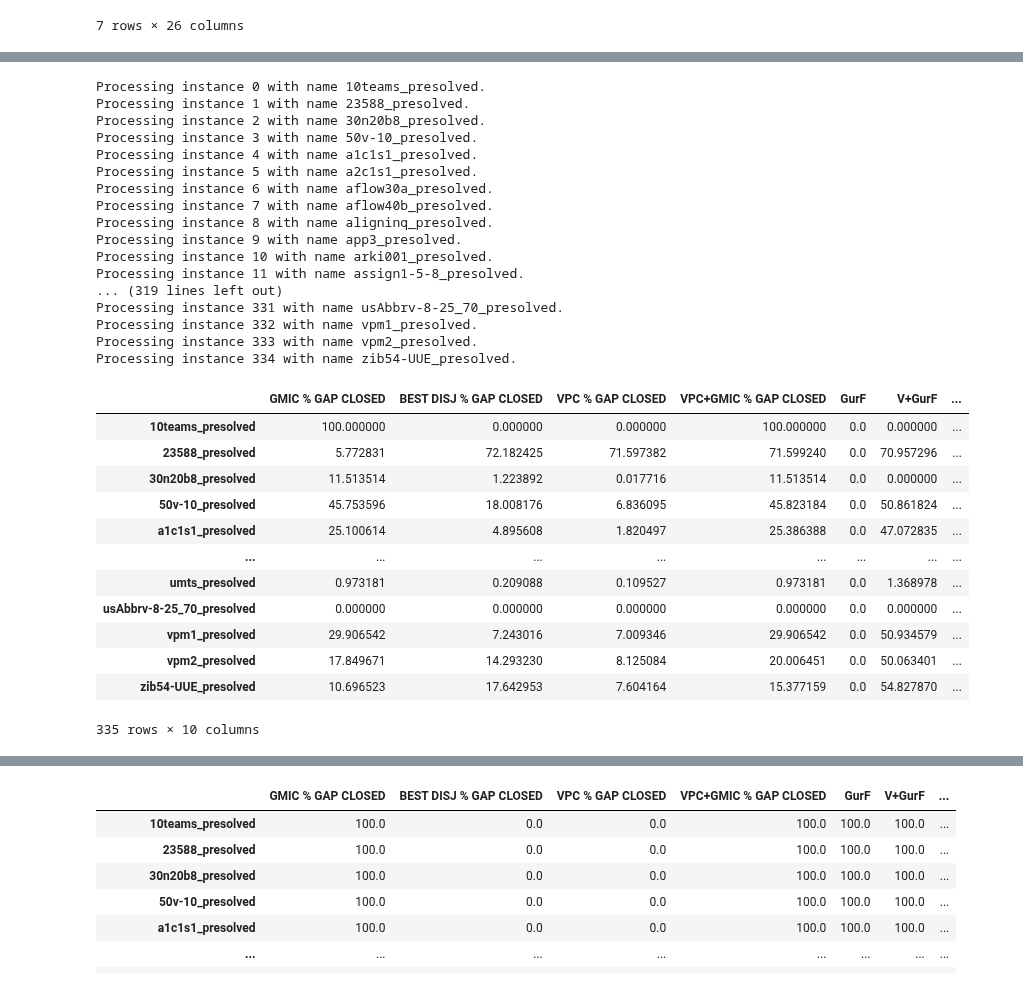
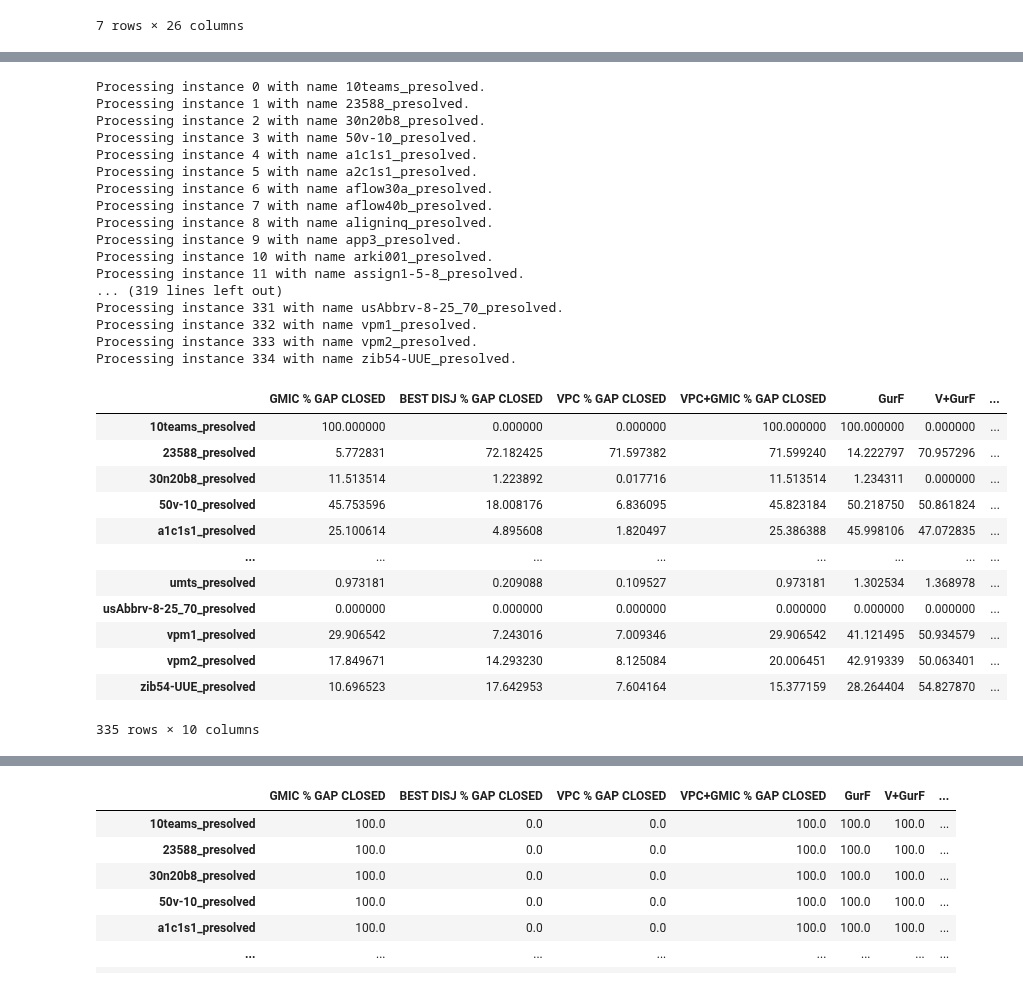
Before and after one commit to akazachk/vpc, a Jupyter notebook: plots/plots.ipynb, the cells around one changed output, grey strips where cells are left out. Drawn from its saved outputs; the diff is of its cells as text; code cells hidden in the pictures.

```diff
--- a/plots/plots.ipynb
+++ b/plots/plots.ipynb
@@ -240,0 +163,10 @@ End:  21477.0
+# %%
+## DEBUG
+
+# col = "REF+V FIRST_CUT_PASS"
+# tmp = df[col]
+# display(tmp)
+
+for col in df.columns:
+    if str(col).endswith("FIRST_CUT_PASS"):
+        print("{}".format(col))
@@ -246,14 +187,16 @@ gap_df = df.loc[:,
                     'LP OBJ',
                     'IP OBJ',
                     'GMIC OBJ',
+                    'FIRST REF FIRST_CUT_PASS',
+                    'FIRST REF+V FIRST_CUT_PASS',
                     'NUM GMIC',
                     'NUM VPC',
                     'NUM OBJ',
                     'ExitReason']
                ]
 
-#gap_df = gap_df.loc['bm23_presolved']
-gap_df = gap_df.loc['10teams_presolved']
+gap_df = gap_df.loc['bm23_presolved']
+#gap_df = gap_df.loc['10teams_presolved']
 
 def calc_gap_closed(gap_df, col):
     # conditions = (df[col] > EPS) & np.isfinite(df[col])
@@ -270,9 +213,11 @@ def calc_gap_closed2(gap_df, col):
     choices = 100. * (gap_df[col] - gap_df["LP OBJ"]) / (gap_df["IP OBJ"] - gap_df["LP OBJ"])
     return np.select(conditions, choices, default=0.0)
 
-cut_type = "GMIC"
-col = cut_type + " OBJ"
-gap_df[cut_type + " % GAP CLOSED"] = calc_gap_closed(gap_df, col)
+
+col = "REF FIRST_CUT_PASS"
+gap_df[col + " % GAP CLOSED"] = calc_gap_closed(gap_df, "FIRST " + col)
+col = "REF+V FIRST_CUT_PASS"
+gap_df[col + " % GAP CLOSED"] = calc_gap_closed(gap_df, "FIRST " + col)
 
 display(gap_df)
 # %% [output]
@@ -562,5 +504,9 @@ display(selected_gap_df.loc['bm23_presolved'])
 #     if index[1] > 2:
 #         display(vpc_gap)
 #         break
-display(gap_df.loc[("bm23_presolved",2)])
+inst = "bm23_presolved"
+curr_df = selected_gap_df.loc[inst]
+display(curr_df.loc[0])
+# row = curr_df
+# display(gap_df.loc[("bm23_presolved",2)])
 # %% [output]
@@ -614,6 +560,16 @@ for i, inst in enumerate(selected_instances_dict.keys()):
     best_vpcgmic_dij = -1
 
     curr_df = selected_gap_df.loc[inst]
+    row = curr_df.loc[0]
+
+    GurF_gap = float(row['REF FIRST_CUT_PASS % GAP CLOSED'])
+    GurL_gap = float(row['REF LAST_CUT_PASS % GAP CLOSED'])
+
+    if GurF_gap < EPS:
+        GurF_gap = 0.
+    if GurL_gap < EPS:
+        GurL_gap = 0.
+
     for index, row in curr_df.iterrows():
         num_disj_terms = int(row['NUM DISJ TERMS'])
         if num_disj_terms <= 0:
@@ -624,9 +580,7 @@ for i, inst in enumerate(selected_instances_dict.keys()):
         disj_gap = float(row['BEST DISJ % GAP CLOSED'])
         vpc_gap = float(row['VPC % GAP CLOSED'])
         vpcgmic_gap = float(row['VPC+GMIC % GAP CLOSED'])
-        GurF_gap = float(row['REF FIRST_CUT_PASS % GAP CLOSED'])
         VGurF_gap = float(row['REF+V FIRST_CUT_PASS % GAP CLOSED'])
-        GurL_gap = float(row['REF LAST_CUT_PASS % GAP CLOSED'])
         VGurL_gap = float(row['REF+V LAST_CUT_PASS % GAP CLOSED'])
 
         if gmic_gap < EPS:
@@ -651,44 +605,44 @@ for i, inst in enumerate(selected_instances_dict.keys()):
         best_vpc,
         best_vpcgmic,
         GurF_gap,
         VGurF_gap,
         GurL_gap,
         VGurL_gap,
         best_vpc_disj,
         best_vpcgmic_disj,
     ]
 
 display(best_df)
 # %% [output]
 Processing instance 0 with name 10teams_presolved.
 Processing instance 1 with name 23588_presolved.
 Processing instance 2 with name 30n20b8_presolved.
 Processing instance 3 with name 50v-10_presolved.
 Processing instance 4 with name a1c1s1_presolved.
 Processing instance 5 with name a2c1s1_presolved.
 Processing instance 6 with name aflow30a_presolved.
 Processing instance 7 with name aflow40b_presolved.
 Processing instance 8 with name aligninq_presolved.
 Processing instance 9 with name app3_presolved.
 Processing instance 10 with name arki001_presolved.
 Processing instance 11 with name assign1-5-8_presolved.
 ... (319 lines left out)
 Processing instance 331 with name usAbbrv-8-25_70_presolved.
 Processing instance 332 with name vpm1_presolved.
 Processing instance 333 with name vpm2_presolved.
 Processing instance 334 with name zib54-UUE_presolved.
 |  | GMIC % GAP CLOSED | BEST DISJ % GAP CLOSED | VPC % GAP CLOSED | VPC+GMIC % GAP CLOSED | GurF | V+GurF | ... |
-| 10teams_presolved | 100.000000 | 0.000000 | 0.000000 | 100.000000 | 0.0 | 0.000000 | ... |
-| 23588_presolved | 5.772831 | 72.182425 | 71.597382 | 71.599240 | 0.0 | 70.957296 | ... |
-| 30n20b8_presolved | 11.513514 | 1.223892 | 0.017716 | 11.513514 | 0.0 | 0.000000 | ... |
-| 50v-10_presolved | 45.753596 | 18.008176 | 6.836095 | 45.823184 | 0.0 | 50.861824 | ... |
-| a1c1s1_presolved | 25.100614 | 4.895608 | 1.820497 | 25.386388 | 0.0 | 47.072835 | ... |
+| 10teams_presolved | 100.000000 | 0.000000 | 0.000000 | 100.000000 | 100.000000 | 0.000000 | ... |
+| 23588_presolved | 5.772831 | 72.182425 | 71.597382 | 71.599240 | 14.222797 | 70.957296 | ... |
+| 30n20b8_presolved | 11.513514 | 1.223892 | 0.017716 | 11.513514 | 1.234311 | 0.000000 | ... |
+| 50v-10_presolved | 45.753596 | 18.008176 | 6.836095 | 45.823184 | 50.218750 | 50.861824 | ... |
+| a1c1s1_presolved | 25.100614 | 4.895608 | 1.820497 | 25.386388 | 45.998106 | 47.072835 | ... |
 | ... | ... | ... | ... | ... | ... | ... | ... |
-| umts_presolved | 0.973181 | 0.209088 | 0.109527 | 0.973181 | 0.0 | 1.368978 | ... |
-| usAbbrv-8-25_70_presolved | 0.000000 | 0.000000 | 0.000000 | 0.000000 | 0.0 | 0.000000 | ... |
-| vpm1_presolved | 29.906542 | 7.243016 | 7.009346 | 29.906542 | 0.0 | 50.934579 | ... |
-| vpm2_presolved | 17.849671 | 14.293230 | 8.125084 | 20.006451 | 0.0 | 50.063401 | ... |
-| zib54-UUE_presolved | 10.696523 | 17.642953 | 7.604164 | 15.377159 | 0.0 | 54.827870 | ... |
+| umts_presolved | 0.973181 | 0.209088 | 0.109527 | 0.973181 | 1.302534 | 1.368978 | ... |
+| usAbbrv-8-25_70_presolved | 0.000000 | 0.000000 | 0.000000 | 0.000000 | 0.000000 | 0.000000 | ... |
+| vpm1_presolved | 29.906542 | 7.243016 | 7.009346 | 29.906542 | 41.121495 | 50.934579 | ... |
+| vpm2_presolved | 17.849671 | 14.293230 | 8.125084 | 20.006451 | 42.919339 | 50.063401 | ... |
+| zib54-UUE_presolved | 10.696523 | 17.642953 | 7.604164 | 15.377159 | 28.264404 | 54.827870 | ... |
 335 rows × 10 columns
 # %%
 ## Create avg_df = average gap closed across instances
```
Also changed, not shown: parts of 6 cells of this notebook.
